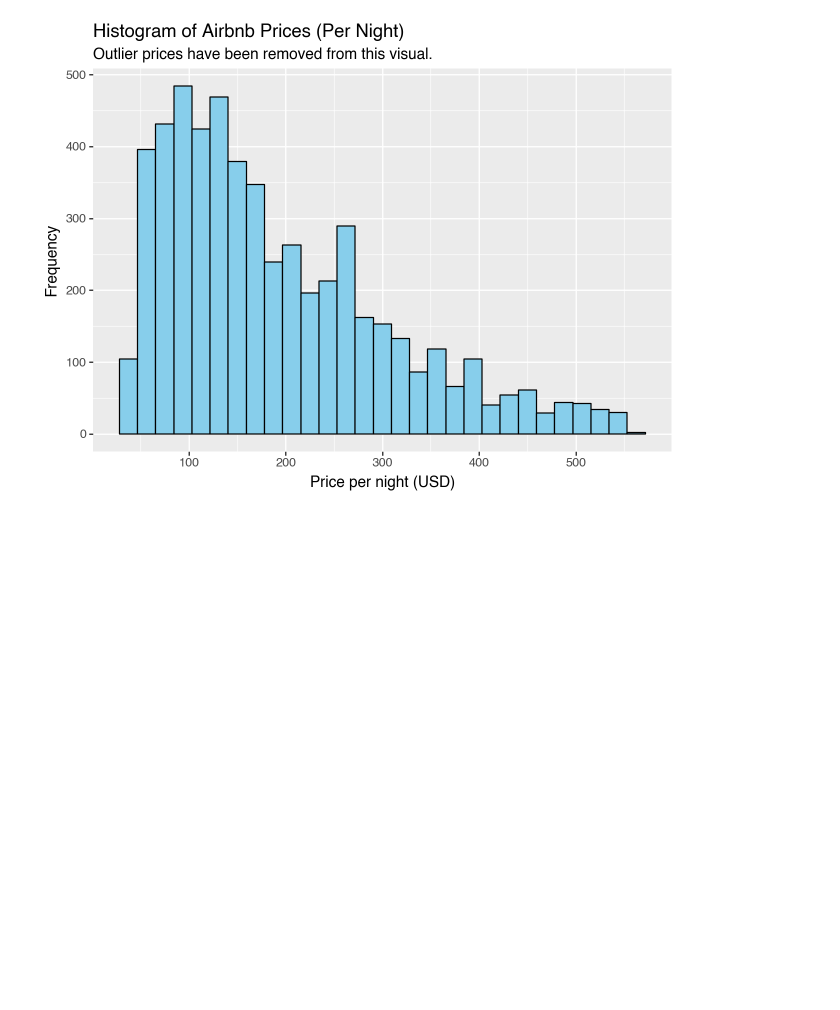
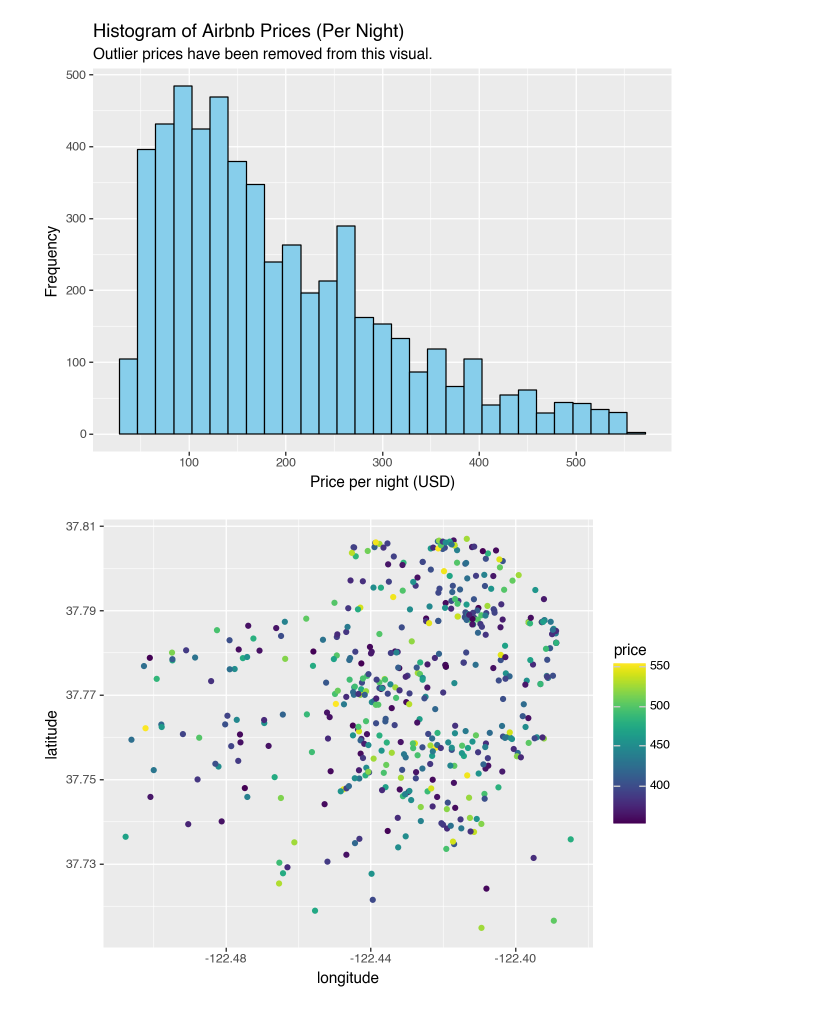
Before and after one commit to matteosaisi/airbnb-pricing-optimization, a Jupyter notebook: notebooks/01_data_exploration.ipynb, the cells around one changed output. Saved outputs shown, nothing was run; the diff lists cells and outputs as text; code cells hidden in the pictures; blank space fills up the shorter version.

```diff
--- a/notebooks/01_data_exploration.ipynb
+++ b/notebooks/01_data_exploration.ipynb
@@ -90,6 +94,10 @@ True      403
 Name: count, dtype: int64
 # %% [markdown]
 There are are 403 observations that are classified as outliers. I am going to label these as outliers for now, but keep them in the df. If it is favorable to remove them during model tuning, I will make a note.
+# %%
+# Create new variable which encodes each observation as an outlier if over the upper bound
+
+df["is_outlier"] = (df["price"] > upper_bound)
 # %%
 # Histogram with outliers removed, for reference
 
@@ -103,3 +111,13 @@ There are are 403 observations that are classified as outliers. I am going to la
 )
 # %% [output]
 [figure]
+# %%
+# Examining the relationship between price and location
+# Outliers ommitted for this example, and filtered to prices greater than 350 to reduce clutter and focus on the higher prices
+
+(
+    ggplot(df[(df["is_outlier"] == False) & (df["price"] > 350)], mapping = aes(x = "longitude", y = "latitude", color = "price")) +
+    geom_point()
+)
+# %% [output]
+[figure, added]
```
Also changed, not shown: parts of 6 cells of this notebook.
